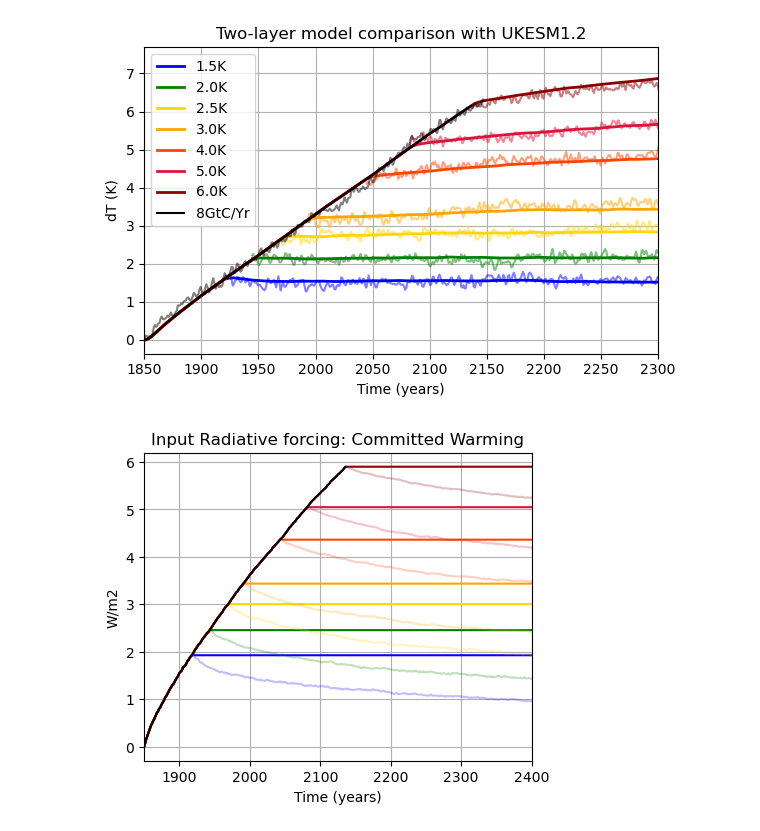
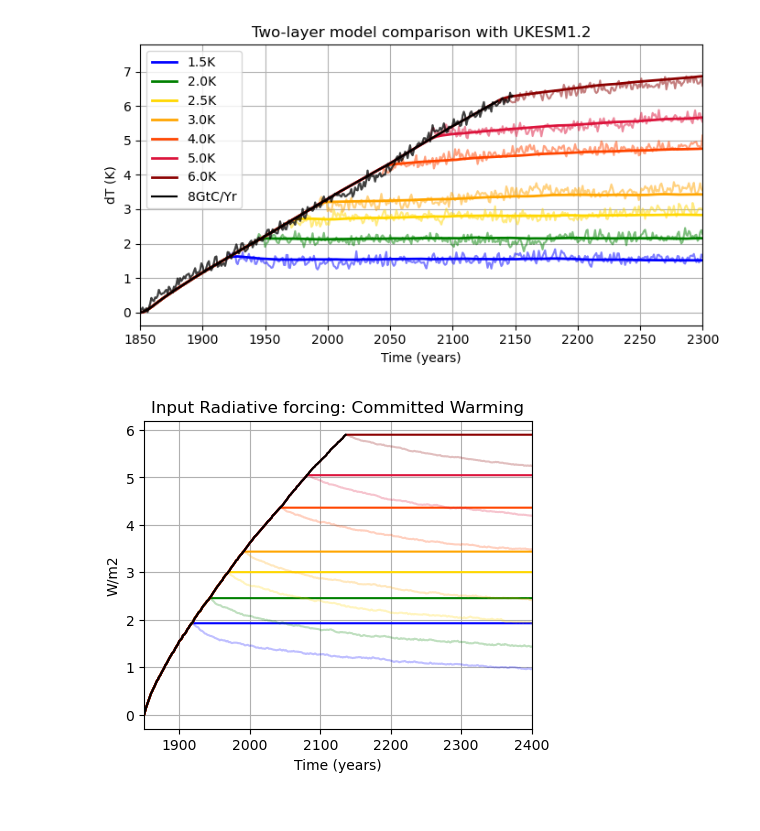
Before and after one commit to laura-gibbs/UKESM_TIPMIP_analysis, a Jupyter notebook: EBM_emulation.ipynb, the cells around one changed output. Drawn from its saved outputs; the diff is of its cells as text; code cells hidden in the pictures.

```diff
--- a/EBM_emulation.ipynb
+++ b/EBM_emulation.ipynb
@@ -140,31 +138,39 @@ branch_dates = [1919,1944,1970,1992,2044,2082,2137]
 # %%
 # Calculate T ref as mean of 1st year of ramp
 T_ref=(ramp_ts[0].data[0]+ramp_ts[1].data[0]+ramp_ts[2].data[0])/3
 
-window_size = 2
-
-fig, ax = plt.subplots(figsize=(6,4.))
+window_size = 0
+fig, ax = plt.subplots(figsize=(7,4.))
 for suite, yr, dT, t in zip(suites, dyrs, dTs, ts):
-    roll_t = np.convolve(t.data[0:-1]-T_ref, np.ones(window_size)/window_size, mode='valid')
-    roll_yr = np.convolve(t.coord('year').points[0:-1], np.ones(window_size)/window_size, mode='valid')
+    if window_size ==0:
+        aogcm_t = t.data[0:-1]-T_ref
+        aogcm_yr = t.coord('year').points[0:-1]
+    else:
+        aogcm_t = np.convolve(t.data[0:-1]-T_ref, np.ones(window_size)/window_size, mode='valid')
+        aogcm_yr = np.convolve(t.coord('year').points[0:-1], np.ones(window_size)/window_size, mode='valid')
 
     ax.plot(yr, dT, label=SUITE_DICT[suite][0], color=SUITE_DICT[suite][1],linewidth=2)
-    ax.plot(roll_yr, roll_t, color=SUITE_DICT[suite][1], alpha=0.5)
+    ax.plot(aogcm_yr, aogcm_t, color=SUITE_DICT[suite][1], alpha=0.5)
 ax.plot(yr[:-1][:(branch_dates[-1]-1850)], dT[:-1][:(branch_dates[-1]-1850)], color='black', label='8GtC/Yr')
-roll_ramp_t = np.convolve(ramp_ts[0].data[0:-90]-T_ref, np.ones(window_size)/window_size, mode='valid')
-roll_ramp_yr = np.convolve(ramp_ts[0].coord('year').points[0:-90], np.ones(window_size)/window_size, mode='valid')
-ax.plot(roll_ramp_yr, roll_ramp_t,  color='black', alpha=0.5)
+if window_size ==0:
+    ramp_t = ramp_ts[0].data[0:-90]-T_ref
+    ramp_yr = ramp_ts[0].coord('year').points[0:-90]
+    ax.plot(ramp_yr, ramp_t,  color='black', alpha=0.5)
+else:
+    ramp_t = np.convolve(ramp_ts[0].data[0:-90]-T_ref, np.ones(window_size)/window_size, mode='valid')
+    amp_yr = np.convolve(ramp_ts[0].coord('year').points[0:-90], np.ones(window_size)/window_size, mode='valid')
+ax.plot(ramp_yr, ramp_t,  color='black', alpha=0.5)
 
 ax.set_xlim(1850,2300)
 ax.grid()
 plt.xlabel('Time (years)')
 plt.ylabel('dT (K)')
 plt.title('Two-layer model comparison with UKESM1.2')
 plt.legend()
 plt.tight_layout()
 plt.show()
 # %% [output]
-[figure, old version]
+[figure, new version]
 # %%
 # Now do constant F : emulating committed warming
 dFs_const = []
```
Also changed, not shown: parts of 1 cell of this notebook.
